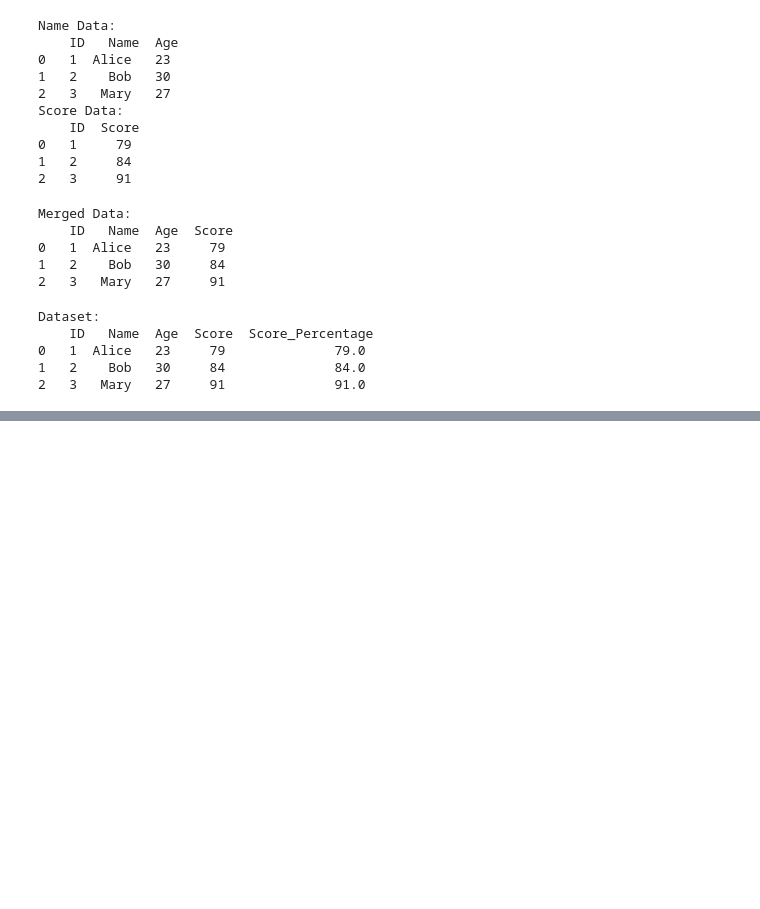
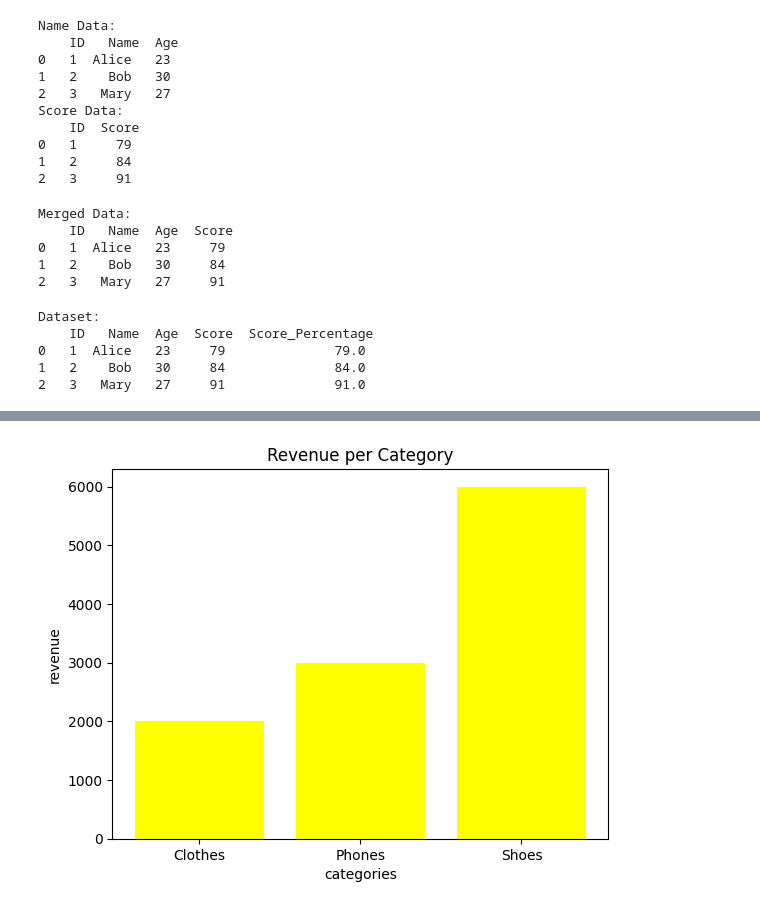
Before and after one commit to deembuvi/Personalstudy, a Jupyter notebook: Data Science.ipynb, the cells around one changed output, grey strips where cells are left out. Drawn from its saved outputs; the diff is of its cells as text; code cells hidden in the pictures; blank space fills up the shorter version.

```diff
--- a/Data Science.ipynb
+++ b/Data Science.ipynb
@@ -1755,0 +1831,11 @@ Convert categorical data to numerical using one-hot coding
+# %%
+#Create a bar chart
+categories=["Clothes", "Phones", "Shoes"]
+revenue=[2000,3000,6000]
+plt.bar(categories, revenue, color="yellow")
+plt.xlabel("categories")
+plt.ylabel("revenue")
+plt.title("Revenue per Category")
+plt.show()
+# %% [output]
+[figure, added]
```
Also changed, not shown: parts of 40 cells of this notebook, 1 other file.
